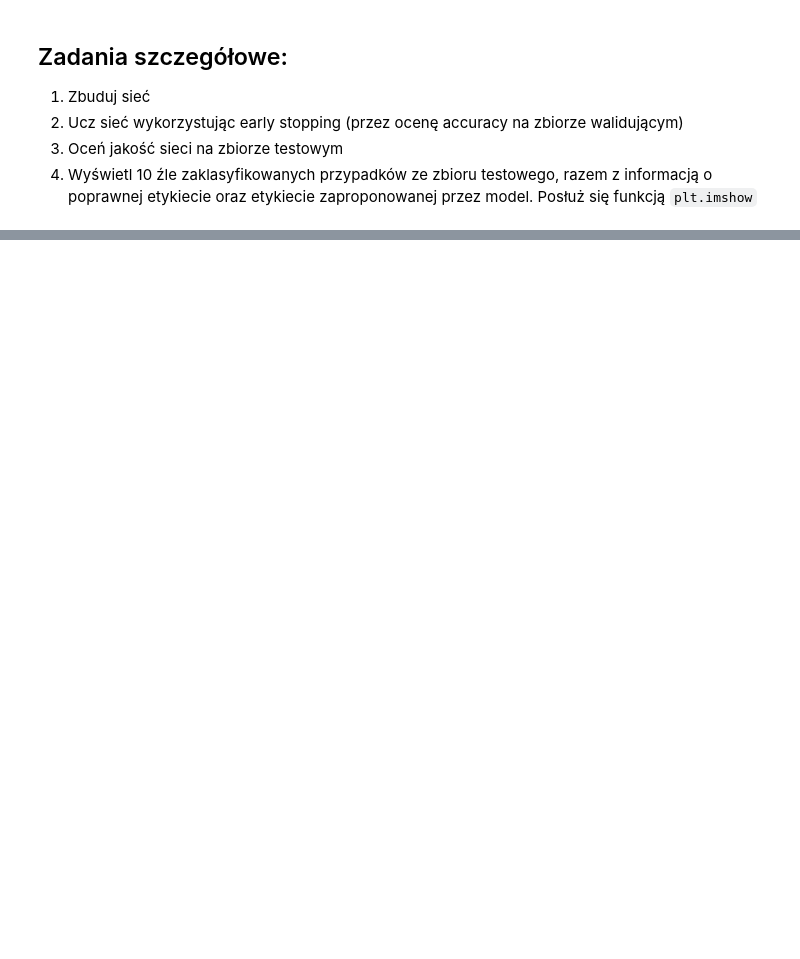
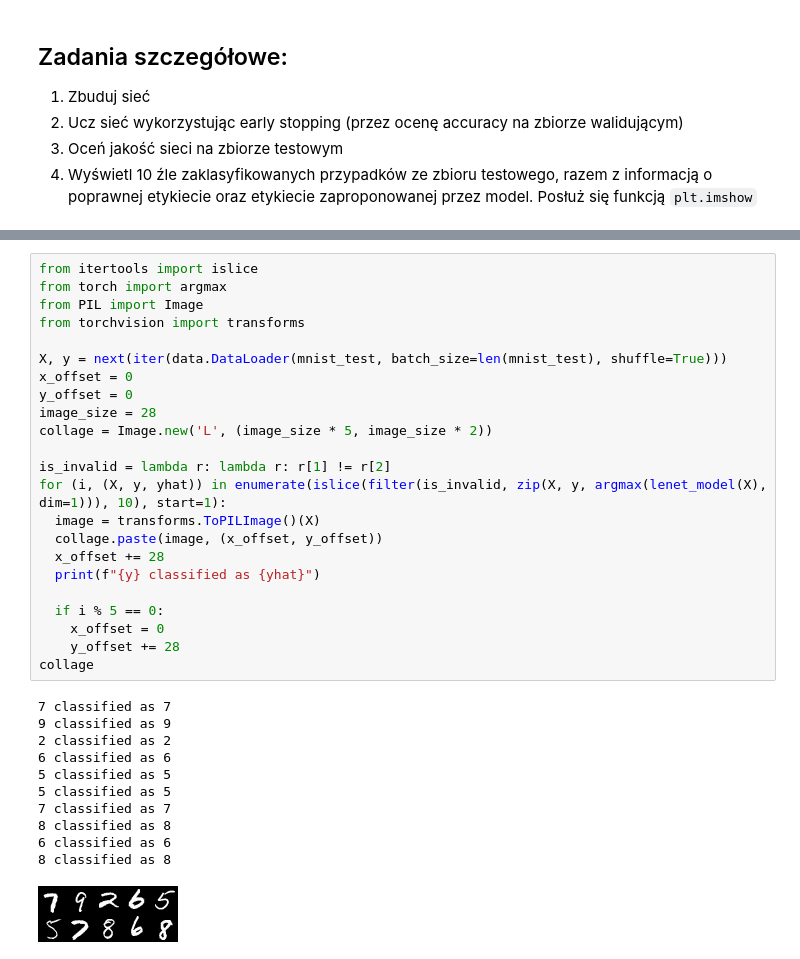
Before and after one commit to Mimikkk/__si-2021, a Jupyter notebook: src/lab4.ipynb, the cells around one changed output, grey strips where cells are left out. Drawn from its saved outputs; the diff is of its cells as text; blank space fills up the shorter version.

```diff
--- a/src/lab4.ipynb
+++ b/src/lab4.ipynb
@@ -222,0 +415,35 @@ Architektura w formie rysunku (z [oryginalnego artykułu](http://yann.lecun.com/
+# %%
+from itertools import islice
+from torch import argmax
+from PIL import Image
+from torchvision import transforms
+
+X, y = next(iter(data.DataLoader(mnist_test, batch_size=len(mnist_test), shuffle=True)))
+x_offset = 0
+y_offset = 0
+image_size = 28
+collage = Image.new('L', (image_size * 5, image_size * 2))
+
+is_invalid = lambda r: lambda r: r[1] != r[2]
+for (i, (X, y, yhat)) in enumerate(islice(filter(is_invalid, zip(X, y, argmax(lenet_model(X), dim=1))), 10), start=1):
+  image = transforms.ToPILImage()(X)
+  collage.paste(image, (x_offset, y_offset))
+  x_offset += 28
+  print(f"{y} classified as {yhat}")
+
+  if i % 5 == 0:
+    x_offset = 0
+    y_offset += 28
+collage
+# %% [output]
+7 classified as 7
+9 classified as 9
+2 classified as 2
+6 classified as 6
+5 classified as 5
+5 classified as 5
+7 classified as 7
+8 classified as 8
+6 classified as 6
+8 classified as 8
+[figure, added]
```
Also changed, not shown: parts of 30 cells of this notebook, 1 other file.
